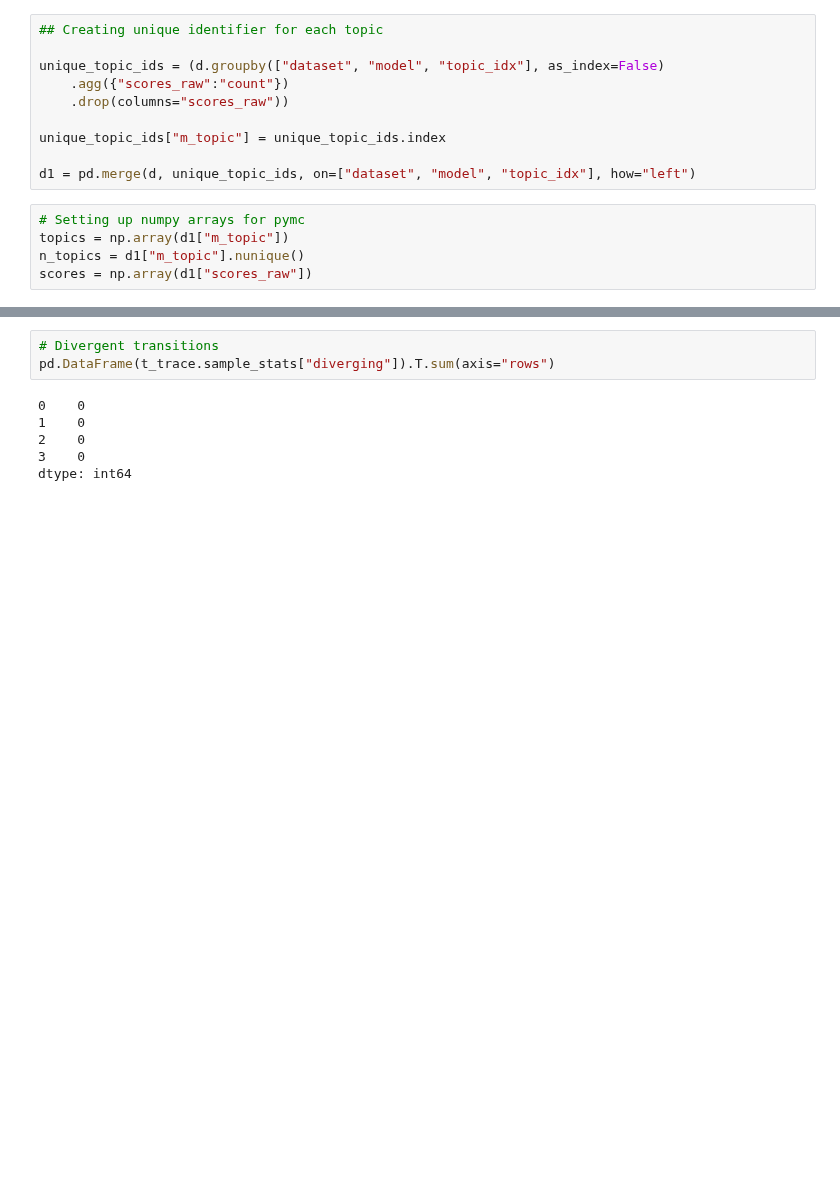
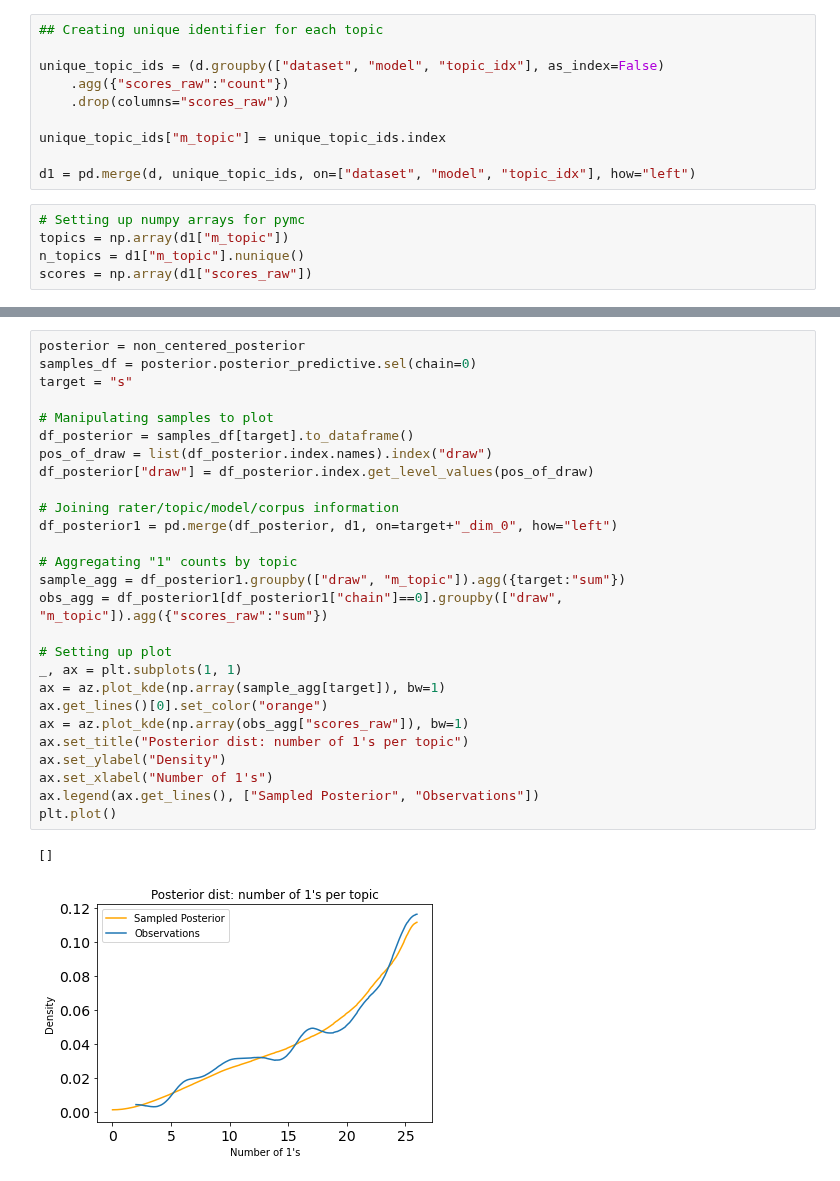
Before and after one commit to imrogerjiang/bayesian-inference-topic-measures, a Jupyter notebook: Centered vs non-centered models.ipynb, the cells around one changed output, grey strips where cells are left out. Cells and saved outputs as stored; diff of their text form; blank space fills up the shorter version.

```diff
--- a/Centered vs non-centered models.ipynb
+++ b/Centered vs non-centered models.ipynb
@@ -124,14 +181,35 @@ plt.plot()
 # %% [output]
 []
 [figure]
-# %%
-# Divergent transitions
-pd.DataFrame(t_trace.sample_stats["diverging"]).T.sum(axis="rows")
-# %% [output]
-0    0
-1    0
-2    0
-3    0
-dtype: int64
+# %%
+posterior = non_centered_posterior
+samples_df = posterior.posterior_predictive.sel(chain=0)
+target = "s"
+
+# Manipulating samples to plot
+df_posterior = samples_df[target].to_dataframe()
+pos_of_draw = list(df_posterior.index.names).index("draw")
+df_posterior["draw"] = df_posterior.index.get_level_values(pos_of_draw)
+
+# Joining rater/topic/model/corpus information
+df_posterior1 = pd.merge(df_posterior, d1, on=target+"_dim_0", how="left")
+
+# Aggregating "1" counts by topic
+sample_agg = df_posterior1.groupby(["draw", "m_topic"]).agg({target:"sum"})
+obs_agg = df_posterior1[df_posterior1["chain"]==0].groupby(["draw", "m_topic"]).agg({"scores_raw":"sum"})
+
+# Setting up plot
+_, ax = plt.subplots(1, 1)
+ax = az.plot_kde(np.array(sample_agg[target]), bw=1)
+ax.get_lines()[0].set_color("orange")
+ax = az.plot_kde(np.array(obs_agg["scores_raw"]), bw=1)
+ax.set_title("Posterior dist: number of 1's per topic")
+ax.set_ylabel("Density")
+ax.set_xlabel("Number of 1's")
+ax.legend(ax.get_lines(), ["Sampled Posterior", "Observations"])
+plt.plot()
+# %% [output]
+[]
+[figure, added]
 # %%
 param = "a"
```
Also changed, not shown: parts of 9 cells of this notebook.
